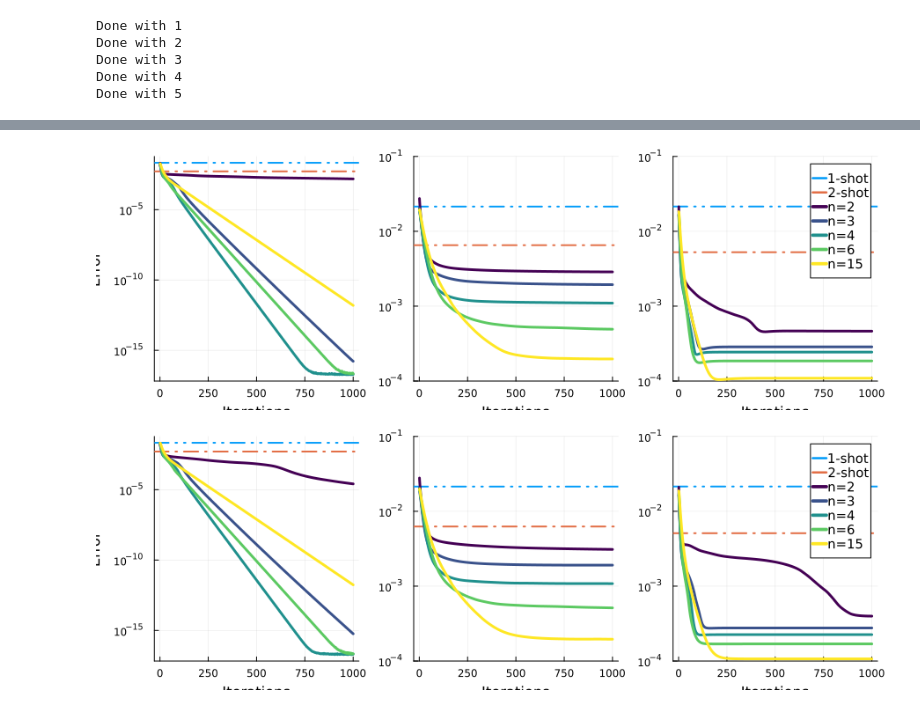
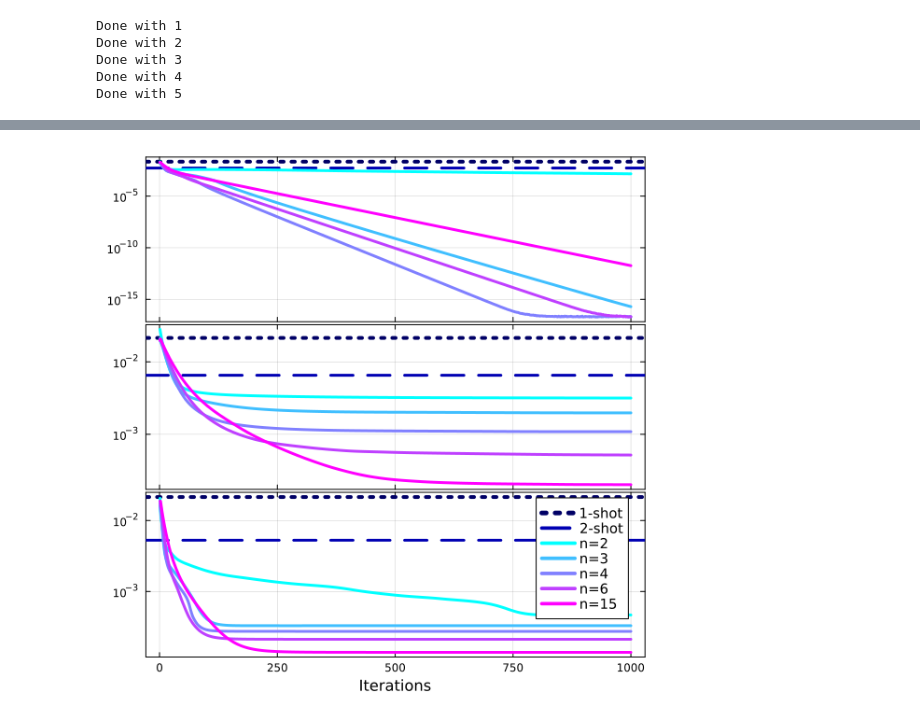
Before and after one commit to hoganphysics/SLMTools, a Jupyter notebook: examples/beam-estimation-performance.ipynb, the cells around one changed output, grey strips where cells are left out. Saved outputs shown, nothing was run; the diff lists cells and outputs as text; code cells hidden in the pictures.

```diff
--- a/examples/beam-estimation-performance.ipynb
+++ b/examples/beam-estimation-performance.ipynb
@@ -236,27 +213,46 @@ plot!(poissonErrs,yaxis=:log,linewidth=3,color=:viridis, line_z=(0:5)',legend=:t
-# %%
-plotParams = Dict(
-    #:ann => (:bottomleft,:auto),
-    #:annotationcolor => :black,
-    :size => (900,300),
-    :layout => grid(1,3),
-    #left_margin = (0.0,:mm),
-    #:grid => false
-    )
-
-plot(p1,p2,p3;plotParams...)
-# %% [output]
-[figure, removed]
-# %%
-plotParams = Dict(
-    #:ann => (:bottomleft,:auto),
-    #:annotationcolor => :black,
-    :size => (900,300),
-    :layout => grid(1,3),
-    #left_margin = (0.0,:mm),
-    #:grid => false
-    )
-
-plot(p1,p2,p3;plotParams...)
-# %% [output]
-[figure, removed]
+# %%
+iftParams = Dict(
+    (:yaxis=>:log),
+    (:linewidth=>3),
+    (:color=>:cool),
+    (:line_z=>(0:5)'),
+    (:legend=>false),
+    (:legendfontsize=>10),
+    (:colorbar=>false),
+    (:framestyle=>:box),
+    (:xticks=>:auto),
+    (:bottom_margin=>[-10mm 0mm]),
+    (:labels=>["n=2" "n=3" "n=4" "n=6" "n=15"])
+)
+
+oneshotParams = Dict(:linestyle=>:dot,:label=>"1-shot",:linewidth=>4,:color=>RGBA(0.0,0.0,0.4,1))
+twoshotParams = Dict(:linestyle=>:dash,:label=>"2-shot",:linewidth=>3,:color=>RGBA(0.0,0.0,0.7,1))
+
+p1 = plot()
+hline!([pdError(divs,phis,g_oneshot1)] ; oneshotParams...)
+hline!([pdError(divs,phis,g_ot1)] ; twoshotParams...)
+plot!(noiselessErrs ; iftParams...)
+
+p2 = plot()
+hline!([pdError(divs,phis,g_oneshot_n1)] ; oneshotParams...)
+hline!([pdError(divs,phis,g_ot_n1)] ; twoshotParams...)
+plot!(additiveErrs ; iftParams...)
+
+p3 = plot()
+hline!([pdError(noiselessDivs,phis,g_oneshot_p1)] ; oneshotParams...)
+hline!([pdError(noiselessDivs,phis,g_ot_p1)] ; twoshotParams...)
+plot!(poissonErrs ; iftParams..., line_z=(0:5)',legend=:topright,legendfontsize=10,xlabel="Iterations",xticks=:auto,:bottom_margin=>[0mm 0mm])
+
+plotParams = Dict(
+    #:ann => (:bottomleft,:auto),
+    #:annotationcolor => :black,
+    :size => (600,600),
+    :layout => grid(3,1),
+    #left_margin = (0.0,:mm),
+    #:grid => false
+    )
+
+plot(p1,p2,p3;plotParams...)
+# %% [output]
+[figure, added]
 # %%
```
Also changed, not shown: parts of 12 cells of this notebook, 1 other file.
